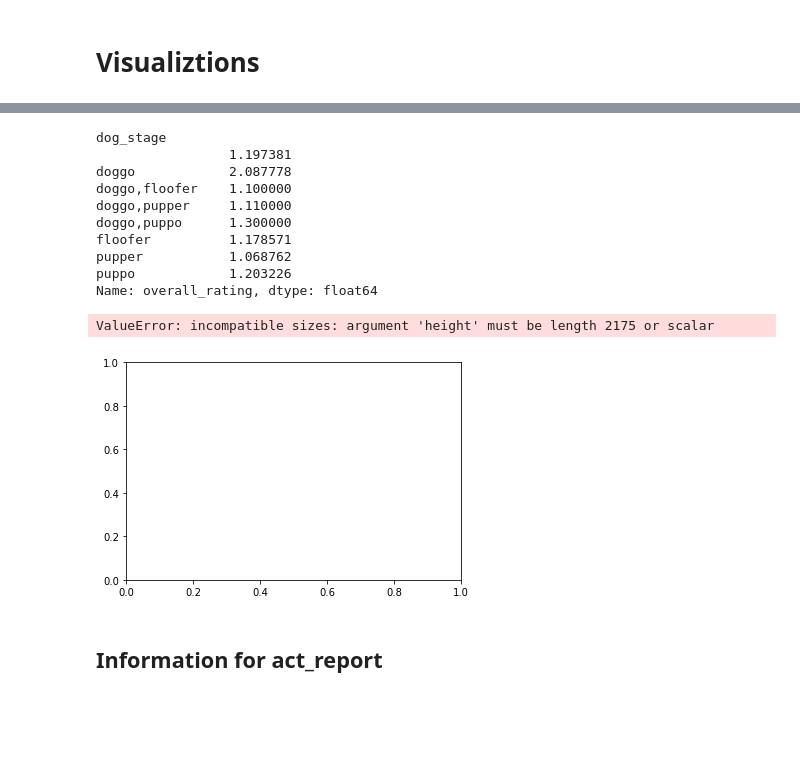
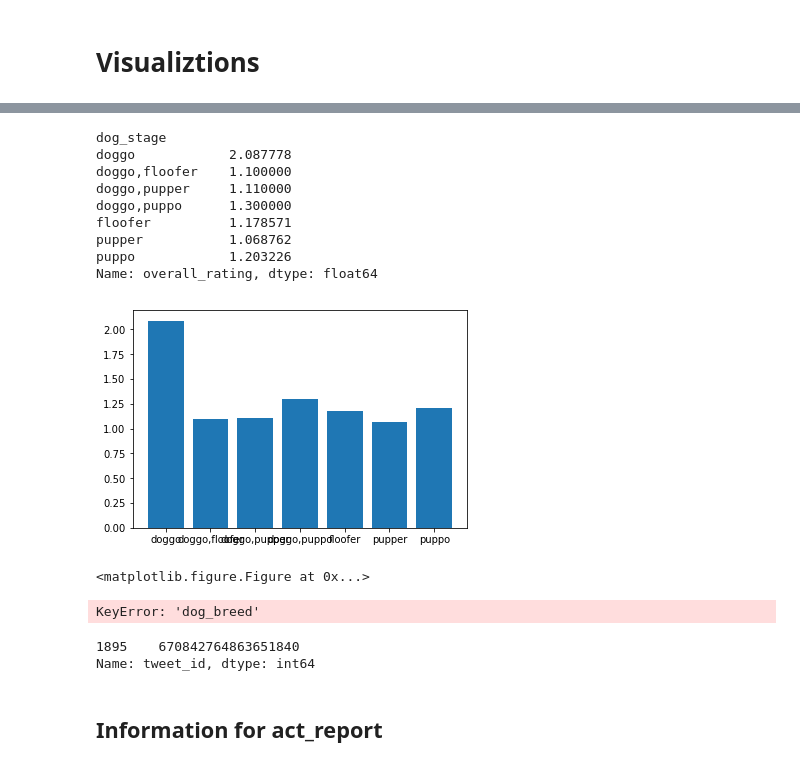
Before and after one commit to KattyP/DataWrangleProject, a Jupyter notebook: wrangle_act.ipynb, the cells around one changed output, grey strips where cells are left out. Cells and saved outputs as stored; diff of their text form; code cells hidden in the pictures; blank space fills up the shorter version.

```diff
--- a/wrangle_act.ipynb
+++ b/wrangle_act.ipynb
@@ -983,9 +1111,9 @@ twitter_clean[twitter_clean['tweet_id'] == 835246439529840640]
 # %%
-average_rating = twitter_clean.groupby(['dog_stage'])['overall_rating'].mean()
+rating = twitter_clean[twitter_clean['dog_stage'] != '']
+average_rating = rating.groupby(['dog_stage'])['overall_rating'].mean()
 average_rating
 # %% [output]
 dog_stage
-                 1.197381
 doggo            2.087778
 doggo,floofer    1.100000
 doggo,pupper     1.110000
@@ -996,18 +1124,30 @@ puppo            1.203226
 Name: overall_rating, dtype: float64
 # %%
 # Data to make the plot
-average_rating = twitter_clean.groupby(['dog_stage'])['overall_rating'].mean()
-#bars = twitter_clean['dog_stage']
+
+bars = ['doggo', 'doggo,floofer', 'doggo,pupper','doggo,puppo', 'floofer', 'pupper', 'puppo']
 y_pos = np.arange(len(bars))
 
 # Create bars
-plt.bar(y_pos,average_rating)
+plt.bar(y_pos, average_rating)
 
 # Create names on the x-axis
-#plt.xticks(y_pos, bars)
+plt.xticks(y_pos, bars)
 
 # Show graphic
 plt.show()
+plt.figure(figsize=(40,20))
+plt.savefig('test2png.png', dpi=400)
 # %% [output]
+[figure, new version]
-ValueError: incompatible sizes: argument 'height' must be length 2175 or scalar
+<matplotlib.figure.Figure at 0x...>
-[figure, old version]
+# %%
+popular_breeds = ['retriever','terrier','corgi','chihuahua','poodle','pug']
+popular_breeds_list = twitter_archive_clean[twitter_archive_clean['dog_breed'].isin(popular_breeds)]
+popular_breeds_list
+#rating_breed = twitter_clean[twitter_clean['dog_breed'] != '']
+#rating_breed = rating_breed[twitter_clean['dog_breed'] == popular_breeds]
+#average_rating_breed = popular_breeds_list.groupby(['dog_breed'])['overall_rating'].mean()
+#average_rating_breed()
+# %% [output]
+KeyError: 'dog_breed'
@@ -1014,3 +1169,8 @@ ValueError: incompatible sizes: argument 'height' must be length 2175 or scalar
+# %%
+twitter_clean[twitter_clean['dog_breed'] == 'accordion'].tweet_id
+# %% [output]
+1895    670842764863651840
+Name: tweet_id, dtype: int64
 # %% [markdown]
 ## Information for act_report
 # %% [markdown]
```
Also changed, not shown: parts of 24 cells of this notebook.
